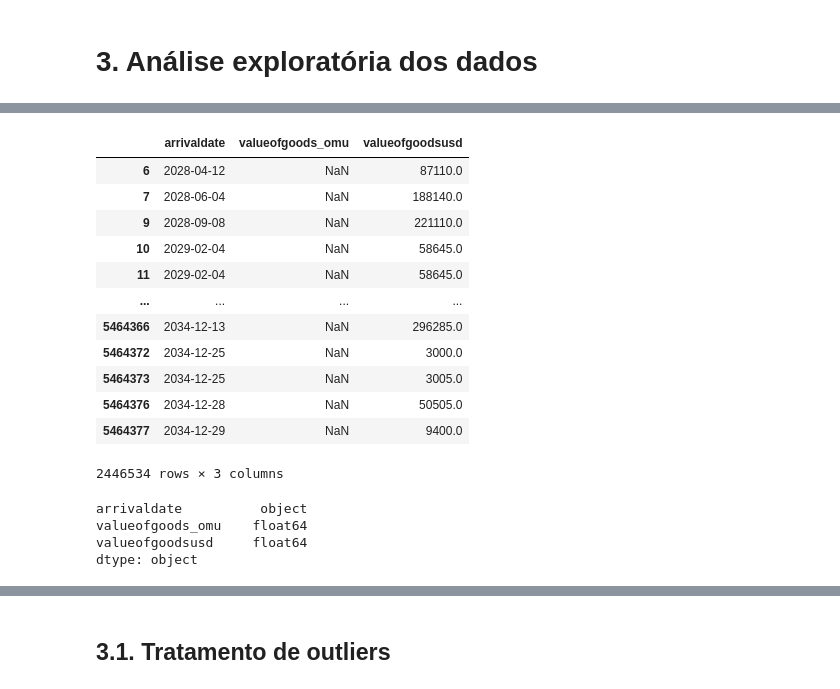
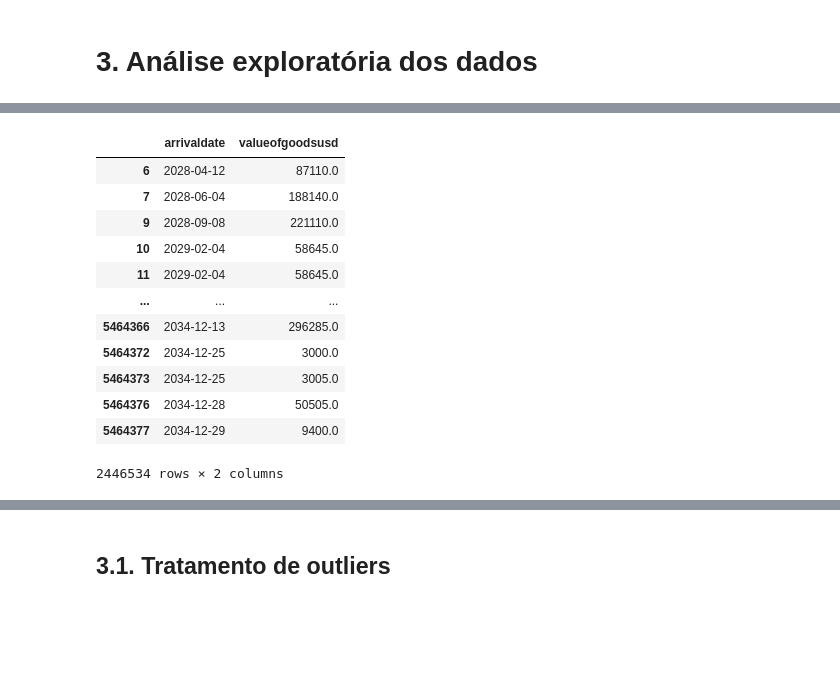
Before and after one commit to hellsdeur/phishing4fishes, a Jupyter notebook: main.ipynb, the cells around one changed output, grey strips where cells are left out. Saved outputs shown, nothing was run; the diff lists cells and outputs as text; code cells hidden in the pictures; blank space fills up the shorter version.

```diff
--- a/main.ipynb
+++ b/main.ipynb
@@ -63,3 +70,3 @@ Archive:  MC2/mc2_challenge_graph.zip
 # %%
-with open("mc2_challenge_graph.json", "r") as f:
-    data = json.load(f)
+with open("./data/MC2/mc2_challenge_graph.json", "r") as f:
+    graph_data = json.load(f)
@@ -65,0 +90,4 @@ with open("mc2_challenge_graph.json", "r") as f:
+# %%
+df_graph_links = pd.DataFrame(graph_data["links"])
+df_graph_links["arrivaldate"] = pd.to_datetime(df_graph_links["arrivaldate"], format="%Y-%m-%d")
+df_graph_links
@@ -204,25 +175,18 @@ Name: hscode, Length: 4761, dtype: int64
 # %%
-df_value = df[["arrivaldate", "valueofgoods_omu", "valueofgoodsusd"]]
+df_value = df_graph_links[["arrivaldate", "valueofgoodsusd"]]
 df_value = df_value.loc[df_value["valueofgoodsusd"].notna()]
 df_value
 # %% [output]
-|  | arrivaldate | valueofgoods_omu | valueofgoodsusd |
-| 6 | 2028-04-12 | NaN | 87110.0 |
-| 7 | 2028-06-04 | NaN | 188140.0 |
-| 9 | 2028-09-08 | NaN | 221110.0 |
-| 10 | 2029-02-04 | NaN | 58645.0 |
-| 11 | 2029-02-04 | NaN | 58645.0 |
-| ... | ... | ... | ... |
-| 5464366 | 2034-12-13 | NaN | 296285.0 |
-| 5464372 | 2034-12-25 | NaN | 3000.0 |
-| 5464373 | 2034-12-25 | NaN | 3005.0 |
-| 5464376 | 2034-12-28 | NaN | 50505.0 |
-| 5464377 | 2034-12-29 | NaN | 9400.0 |
+|  | arrivaldate | valueofgoodsusd |
+| 6 | 2028-04-12 | 87110.0 |
+| 7 | 2028-06-04 | 188140.0 |
+| 9 | 2028-09-08 | 221110.0 |
+| 10 | 2029-02-04 | 58645.0 |
+| 11 | 2029-02-04 | 58645.0 |
+| ... | ... | ... |
+| 5464366 | 2034-12-13 | 296285.0 |
+| 5464372 | 2034-12-25 | 3000.0 |
+| 5464373 | 2034-12-25 | 3005.0 |
+| 5464376 | 2034-12-28 | 50505.0 |
+| 5464377 | 2034-12-29 | 9400.0 |
-2446534 rows × 3 columns
+2446534 rows × 2 columns
-# %%
-df_value.dtypes
-# %% [output]
-arrivaldate          object
-valueofgoods_omu    float64
-valueofgoodsusd     float64
-dtype: object
```
Also changed, not shown: parts of 39 cells of this notebook, 2 other files.
